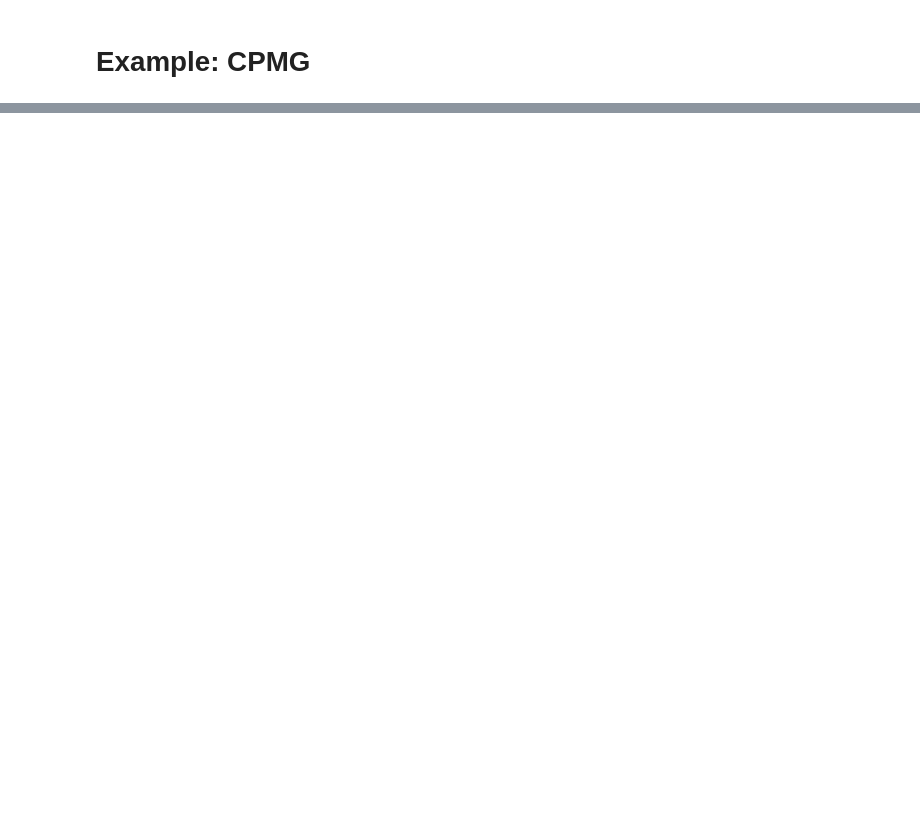
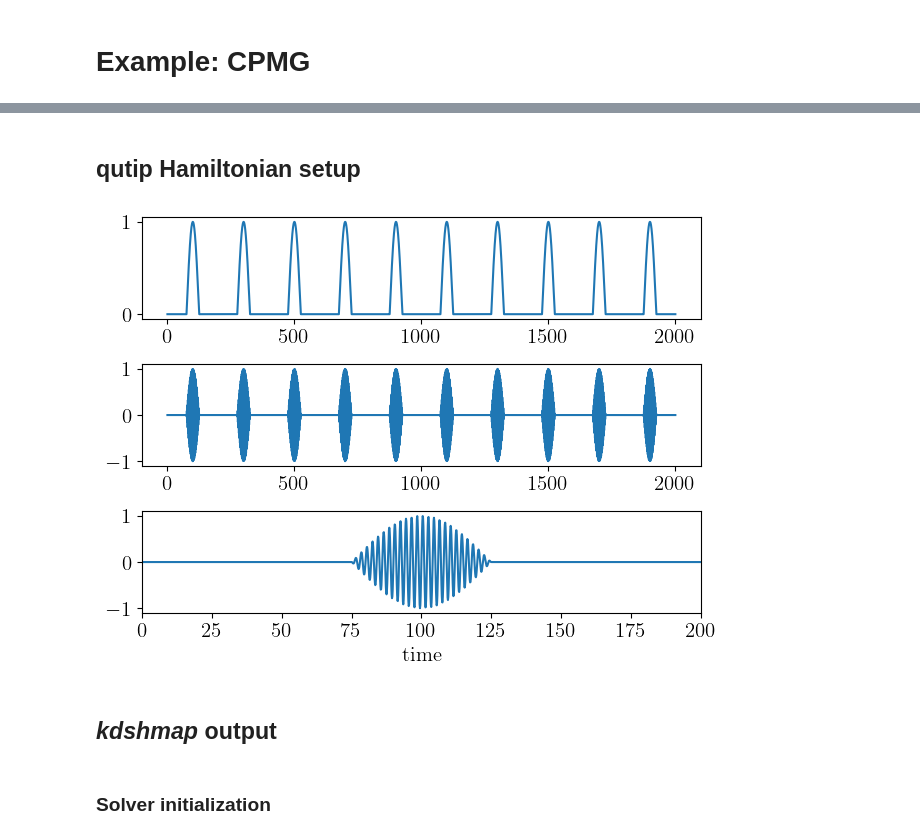
Before and after one commit to hzw770/kdshmap, a Jupyter notebook: kdshmap_example.ipynb, the cells around one changed output, grey strips where cells are left out. Cells and saved outputs as stored; diff of their text form; code cells hidden in the pictures; blank space fills up the shorter version.

```diff
--- a/kdshmap_example.ipynb
+++ b/kdshmap_example.ipynb
@@ -43,8 +25,0 @@ H = [H, [n, sp.interpolate.CubicSpline(t_list_full, drive_list)]]
-# %%
-# kdshsolver
-t_list = np.linspace(0, 200, 401)
-minimal_step = 1/100
-
-solver = kd.KeldyshSolver(H, t_list, minimal_step, [n],
-                          [f_list], [Sf_list], trunc_freq=[(-5, 5)], density0=q.basis(tmon_dim, 1)*q.basis(tmon_dim, 1).dag(),
-                          e_ops=[q.basis(tmon_dim, 1)*q.basis(tmon_dim, 1).dag()], spd_renorm_method='trapz', goal='expect')
@@ -188,0 +28,2 @@ solver2 = kd.KeldyshSolver(Hq, t_list_sample, minimal_step, [sz],
+# %% [markdown]
+## qutip Hamiltonian setup
@@ -188,0 +37,40 @@ solver2 = kd.KeldyshSolver(Hq, t_list_sample, minimal_step, [sz],
+# %%
+# pulse engineering
+
+## single echo pulse envelope
+def gaussian_env(t_list, mid, duration, scale):
+
+    env = sp.stats.norm(loc = mid, scale = scale).pdf(t_list)
+    env_min = np.amin(env[np.where((t_list>mid-duration/2) & (t_list<mid+duration/2))])
+    env = env - env_min
+    env = np.fmax(env, np.zeros(env.shape))
+    env = env/np.amax(env)
+
+    return env
+
+N_CPMG = 10
+t_end = 2000
+t_pulse = 50
+N_sample = 2**14
+t_list = np.linspace(0,t_end,N_sample)
+
+env_total = np.zeros(len(t_list))
+for n_ in range(N_CPMG):
+    t_center = t_end/N_CPMG * (n_ + 1/2)
+    env_total += gaussian_env(t_list, t_center, t_pulse, t_pulse/2)
+
+drive = np.sin(2*np.pi*freq * t_list)
+drive *= env_total
+
+fig, ax = plt.subplots(3,1)
+ax[0].plot(t_list, env_total)
+ax[1].plot(t_list, drive)
+ax[2].plot(t_list, drive)
+ax[2].set_xlim(0, t_end/N_CPMG)
+ax[2].set_xlabel('time')
+plt.tight_layout()
+
+amp = np.pi/np.sum(env_total[np.where(t_list<t_end/N_CPMG)])/abs(t_list[1]-t_list[0]) * 1.0
+drive = drive*amp
+# %% [output]
+[figure, added]
@@ -188,0 +82,4 @@ solver2 = kd.KeldyshSolver(Hq, t_list_sample, minimal_step, [sz],
+# %% [markdown]
+## *kdshmap* output
+# %% [markdown]
+### Solver initialization
```
Also changed, not shown: parts of 32 cells of this notebook, 7 other files.
